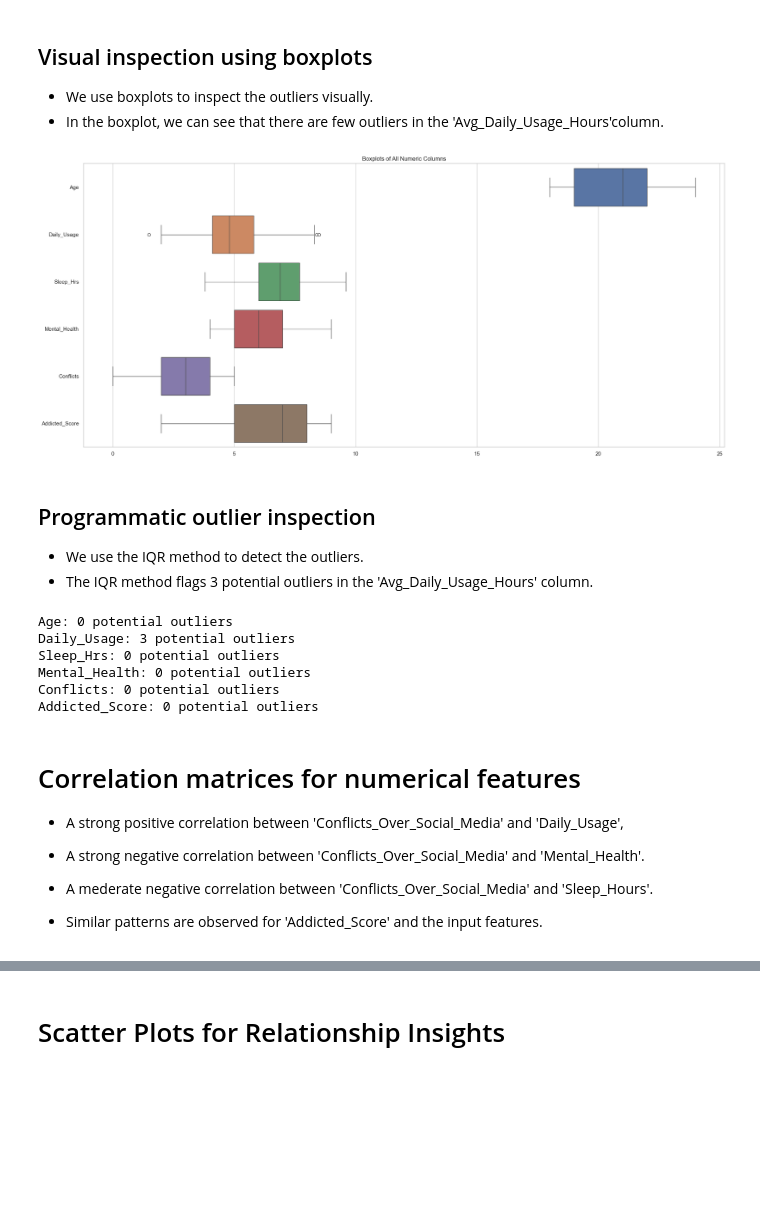
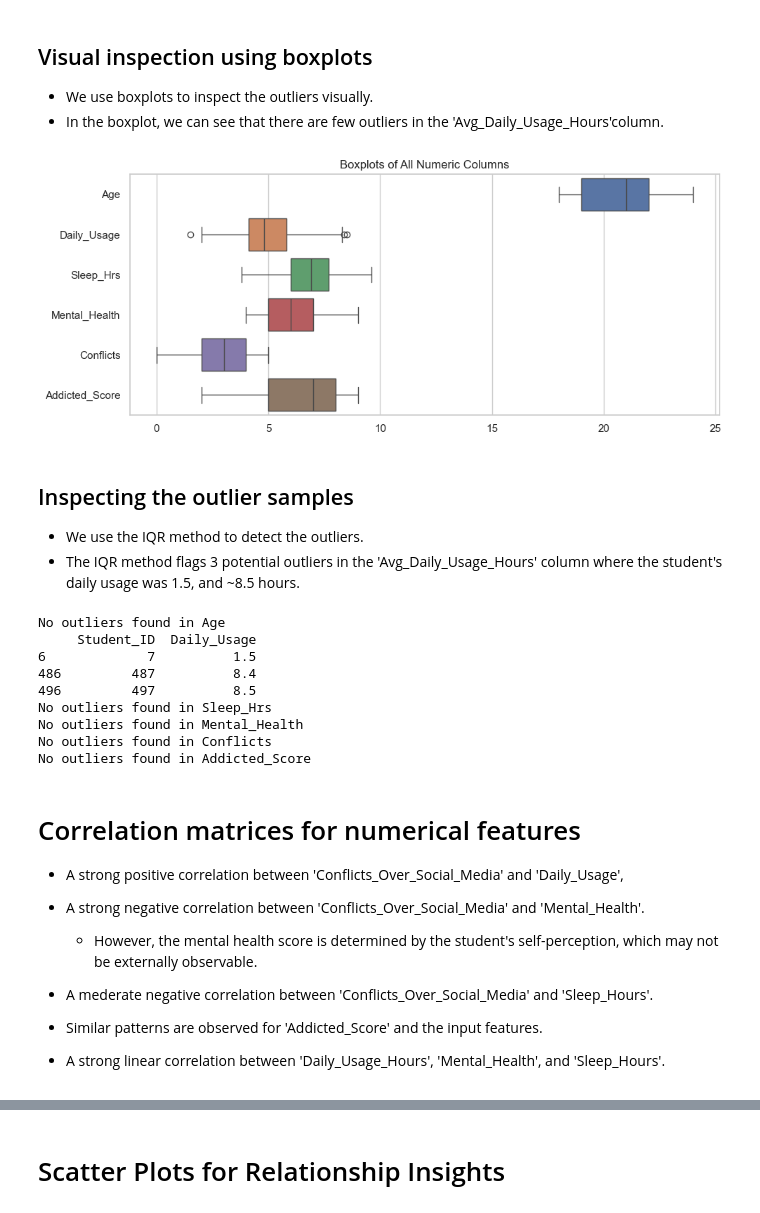
Before and after one commit to numberwrangler/SDS-CP029-social-sphere, a Jupyter notebook: submissions/team-members/bob-hosseini/notebooks/01_EDA_SocialSphere.ipynb, the cells around one changed output, grey strips where cells are left out. Saved outputs shown, nothing was run; the diff lists cells and outputs as text; code cells hidden in the pictures; blank space fills up the shorter version.

```diff
--- a/submissions/team-members/bob-hosseini/notebooks/01_EDA_SocialSphere.ipynb
+++ b/submissions/team-members/bob-hosseini/notebooks/01_EDA_SocialSphere.ipynb
@@ -318,43 +355,58 @@ number of countries with only 1 participant:  79
 - In the boxplot, we can see that there are few outliers in the 'Avg_Daily_Usage_Hours'column.
 # %%
 
-plt.figure(figsize=(20, len(num_cols) * 1.5))  # Dynamically adjust height
+plt.figure(figsize=(10, len(num_cols) * .71))  # Dynamically adjust height
 sns.boxplot(data=df_data[num_cols], orient='h')  # Horizontal boxplots for each column
 plt.title('Boxplots of All Numeric Columns')
 plt.tight_layout()
 plt.show()
 # %% [output]
-[figure, old version]
+[figure, new version]
 # %% [markdown]
-## Programmatic outlier inspection
+## Inspecting the outlier samples
 - We use the IQR method to detect the outliers.
-- The IQR method flags 3 potential outliers in the 'Avg_Daily_Usage_Hours' column.
+- The IQR method flags 3 potential outliers in the 'Avg_Daily_Usage_Hours' column where the student's daily usage was 1.5, and ~8.5 hours.
 # %%
-def iqr_outliers(series):
-    Q1 = series.quantile(0.25)
-    Q3 = series.quantile(0.75)
+column_name = 'Daily_Usage'
+def find_outliers(df_data, column_name):
+    Q1 = df_data[column_name].quantile(0.25)
+    Q3 = df_data[column_name].quantile(0.75)
     IQR = Q3 - Q1
+
+    # Define outlier range
     lower_bound = Q1 - 1.5 * IQR
     upper_bound = Q3 + 1.5 * IQR
-    return ((series < lower_bound) | (series > upper_bound)).sum()
 
-for var in num_cols:
-    count = iqr_outliers(df_data[var])
-    print(f"{var}: {count} potential outliers")
+    # Filter outliers
+    outliers = df_data[(df_data[column_name] < lower_bound) | (df_data[column_name] > upper_bound)]
+
+    # Inspect outliers
+    if len(outliers) > 0:
+        print(outliers[['Student_ID', column_name]])
+    else:
+        print(f"No outliers found in {column_name}")
+
+for column_name in num_cols:
+    find_outliers(df_data, column_name)
 # %% [output]
-Age: 0 potential outliers
-Daily_Usage: 3 potential outliers
-Sleep_Hrs: 0 potential outliers
-Mental_Health: 0 potential outliers
-Conflicts: 0 potential outliers
-Addicted_Score: 0 potential outliers
+No outliers found in Age
+     Student_ID  Daily_Usage
+6             7          1.5
+486         487          8.4
+496         497          8.5
+No outliers found in Sleep_Hrs
+No outliers found in Mental_Health
+No outliers found in Conflicts
+No outliers found in Addicted_Score
 # %% [markdown]
 # Correlation matrices for numerical features
 - A strong positive correlation between 'Conflicts_Over_Social_Media' and 'Daily_Usage',
 - A strong negative correlation between 'Conflicts_Over_Social_Media' and 'Mental_Health'.
+    - However, the mental health score is determined by the student's self-perception, which may not be externally observable.
 - A mederate negative correlation between 'Conflicts_Over_Social_Media' and 'Sleep_Hours'.
 
 - Similar patterns are observed for 'Addicted_Score' and the input features.
+- A strong linear correlation between 'Daily_Usage_Hours', 'Mental_Health', and 'Sleep_Hours'.
 # %%
 # Get numerical columns
 numerical_cols = df_data.select_dtypes(include=['int64', 'float64']).columns.tolist()
```
Also changed, not shown: parts of 23 cells of this notebook, 2 other files.
